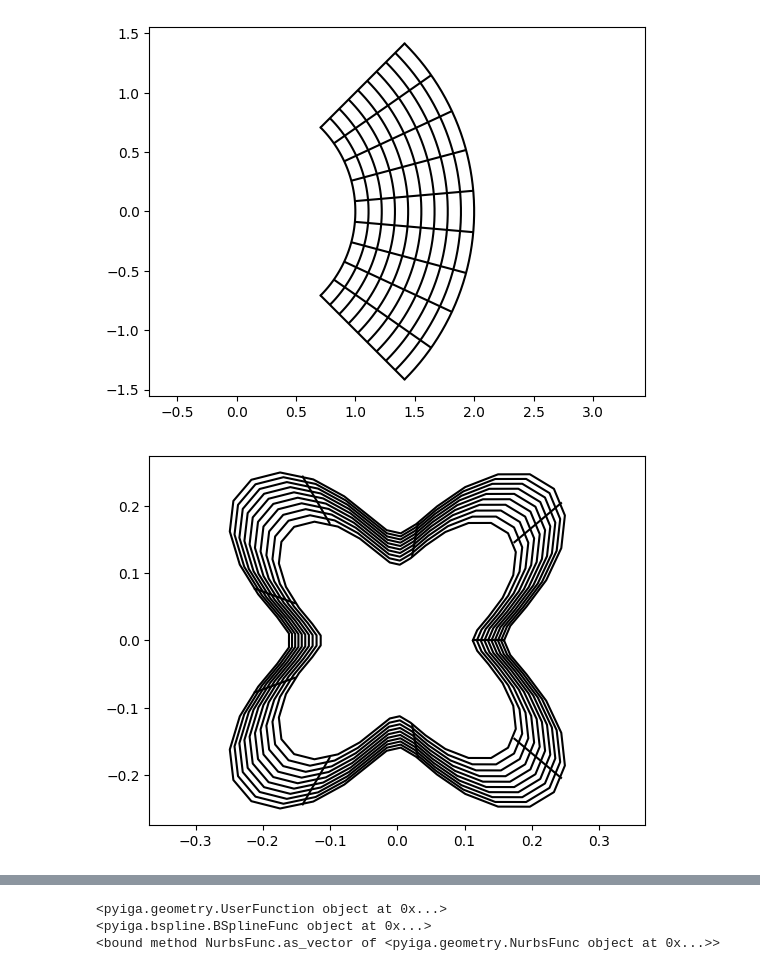
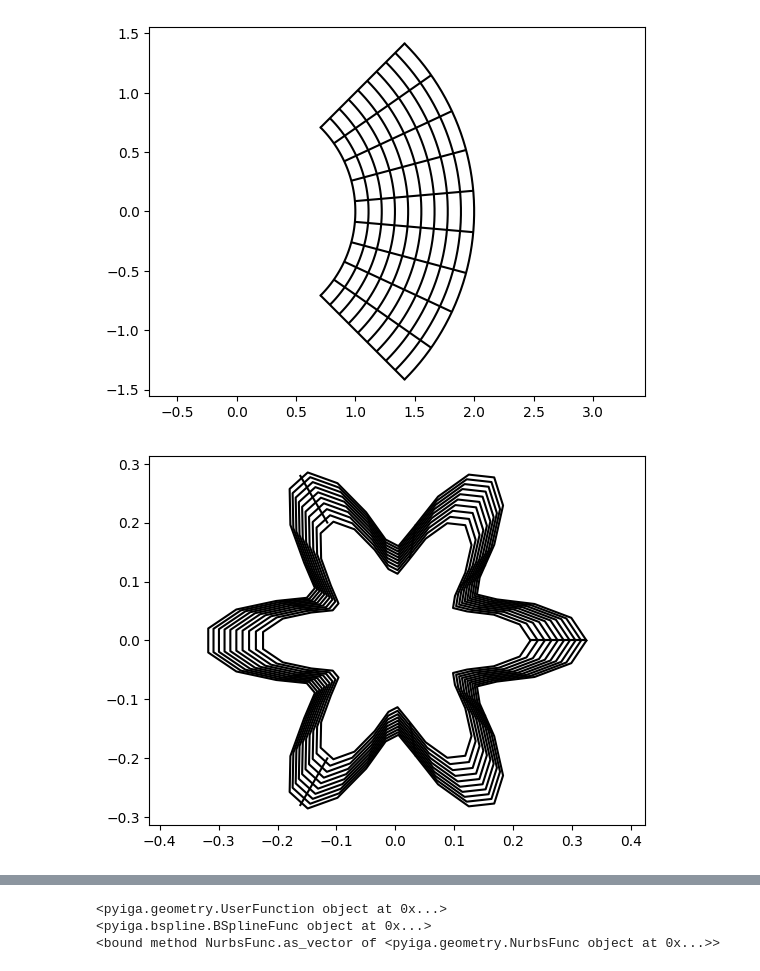
Before and after one commit to kevin866/pyiga, a Jupyter notebook: notebooks/super.ipynb, the cells around one changed output, grey strips where cells are left out. Cells and saved outputs as stored; diff of their text form; code cells hidden in the pictures.

```diff
--- a/notebooks/super.ipynb
+++ b/notebooks/super.ipynb
@@ -90,28 +88,28 @@ axis('equal');
 # %%
 def cal_c(r, a, L0):
     return np.sqrt(2)*np.sqrt(np.pi*(3+3*r**2+2*r)*a*L0)/(np.pi*(3+3*r**2+2*r))
 def polar_to_cartesian(result, theta):
     x = result * np.cos(theta)
     y = result * np.sin(theta)
     return (x,y)
 def superformula_1(L0, theta):
     r = 0.4
     d = 0.8
-    n = 4
+    n = 6
     a = 0.1
     # L0 = 25
     c = cal_c(r,a,L0)
     res = c*((1+r)-d*(-1)**((n+2)/2)*(r-1)*np.cos(n*theta))
     return polar_to_cartesian(res,theta)
 # theta_values = np.linspace(0, 2 * np.pi, 100)
 # result = superformula_1(theta_values)
 theta_lim = 2*np.pi
 rad_lim = 2
 f_func = geometry.UserFunction(superformula_1, [[0,theta_lim],[1,rad_lim]]) # Theta and radius need to switch order to work
 vis.plot_geo(f_func)
-axis('equal');
+axis('equal')
 # %% [output]
-[figure, old version]
+[figure, new version]
 # %%
 f_func = geometry.UserFunction(superformula_1, [[0,theta_lim],[0,rad_lim]]) # Theta and radius need to switch order to work
 vis.plot_geo(f_func)
```
Also changed, not shown: parts of 8 cells of this notebook, 2 other files.
